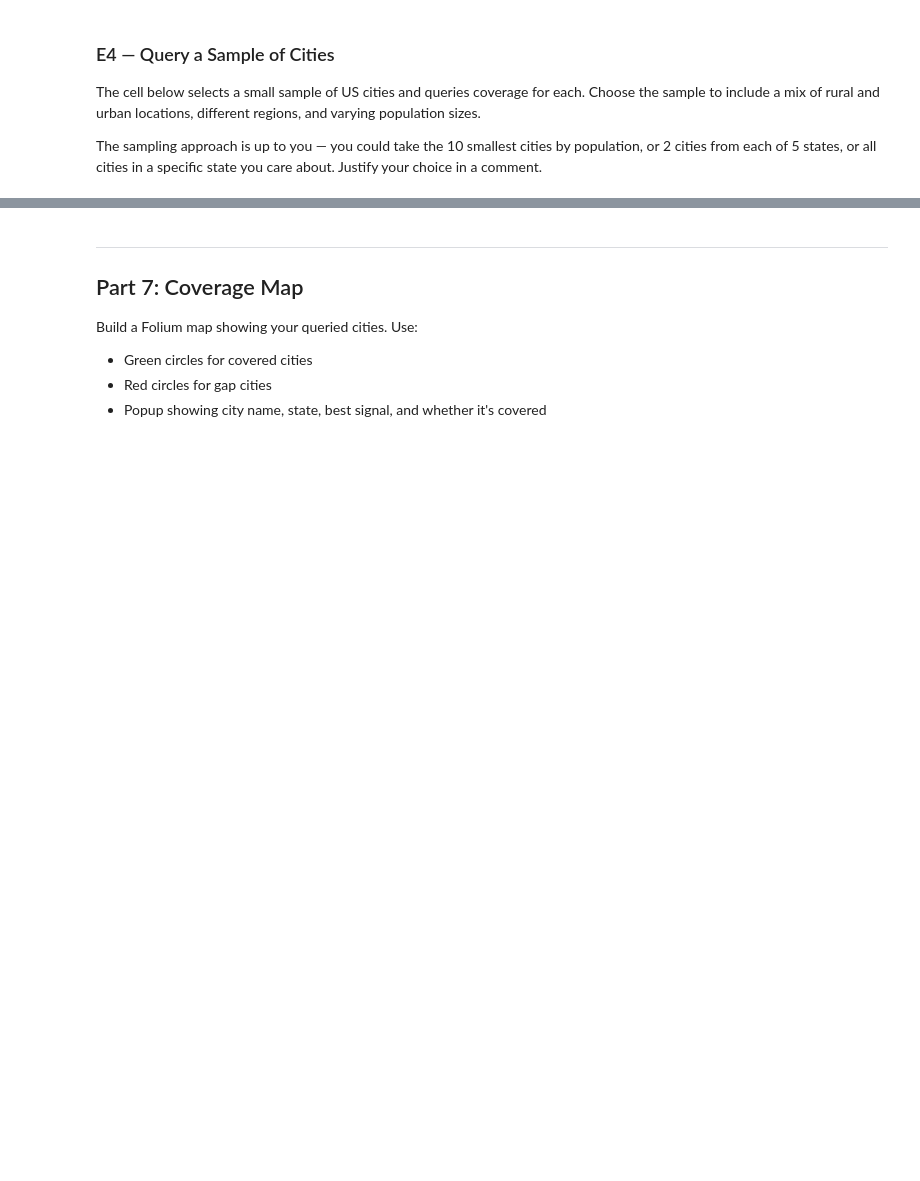
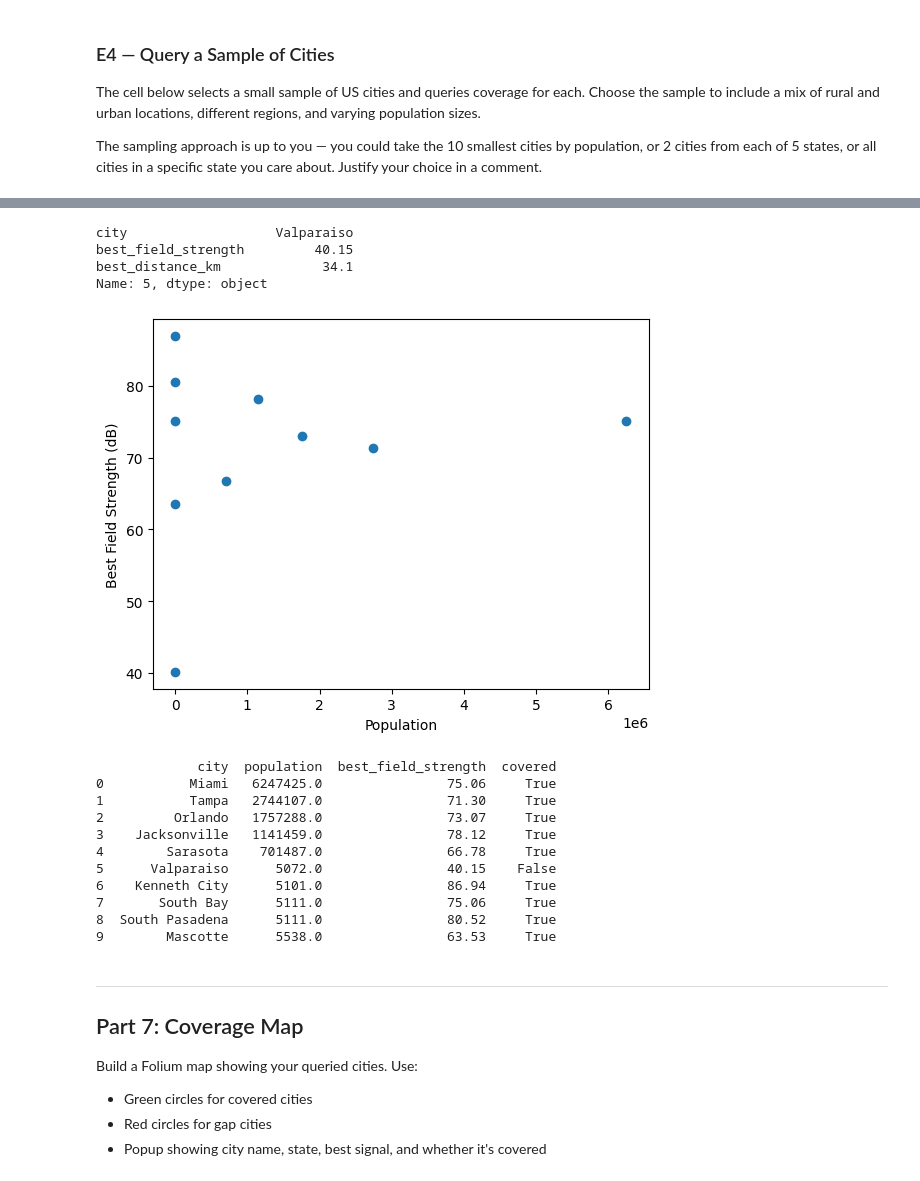
Before and after one commit to W2NJL/nwr-gap-research, a Jupyter notebook: week3_radioland_api.ipynb, the cells around one changed output, grey strips where cells are left out. Cells and saved outputs as stored; diff of their text form; code cells hidden in the pictures; blank space fills up the shorter version.

```diff
--- a/week3_radioland_api.ipynb
+++ b/week3_radioland_api.ipynb
@@ -283,6 +358,7 @@ The sampling approach is up to you — you could take the 10 smallest cities by
 # Example (uncomment and modify):
 # sample = cities[cities['state_id'] == 'WY'].nsmallest(10, 'population')
 
-sample = None  # replace this
+fl = cities[cities['state_id'] == 'FL']
+sample = pd.concat([fl.nlargest(5, 'population'), fl.nsmallest(5, 'population')])[['city', 'state_id', 'lat', 'lng', 'population']]
 
 print(sample[['city', 'state_id', 'lat', 'lng', 'population']])
@@ -326,3 +436,30 @@ Using `coverage_df`:
+# %%
+print(coverage_df.loc[coverage_df['best_field_strength'].idxmin()][['city', 'best_field_strength', 'best_distance_km']])
+
+fig, ax = plt.subplots()
+ax.scatter(coverage_df['population'], coverage_df['best_field_strength'])
+ax.set_xlabel('Population')
+ax.set_ylabel('Best Field Strength (dB)')
+plt.show()
+
+print(coverage_df[['city', 'population', 'best_field_strength', 'covered']])
+# %% [output]
+city                   Valparaiso
+best_field_strength         40.15
+best_distance_km             34.1
+Name: 5, dtype: object
+[figure, added]
+             city  population  best_field_strength  covered
+0           Miami   6247425.0                75.06     True
+1           Tampa   2744107.0                71.30     True
+2         Orlando   1757288.0                73.07     True
+3    Jacksonville   1141459.0                78.12     True
+4        Sarasota    701487.0                66.78     True
+5      Valparaiso      5072.0                40.15    False
+6    Kenneth City      5101.0                86.94     True
+7       South Bay      5111.0                75.06     True
+8  South Pasadena      5111.0                80.52     True
+9        Mascotte      5538.0                63.53     True
 # %% [markdown]
 ---
 ## Part 7: Coverage Map
```
Also changed, not shown: parts of 19 cells of this notebook.
